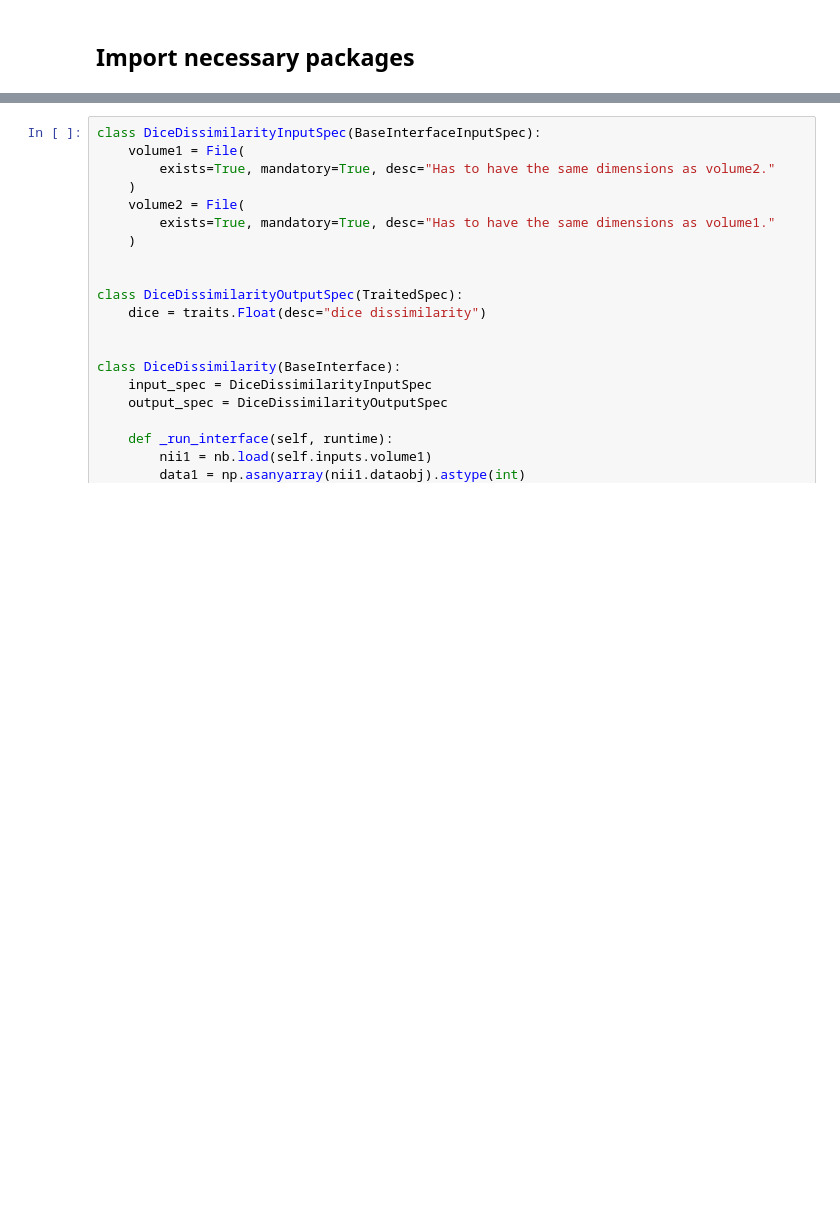
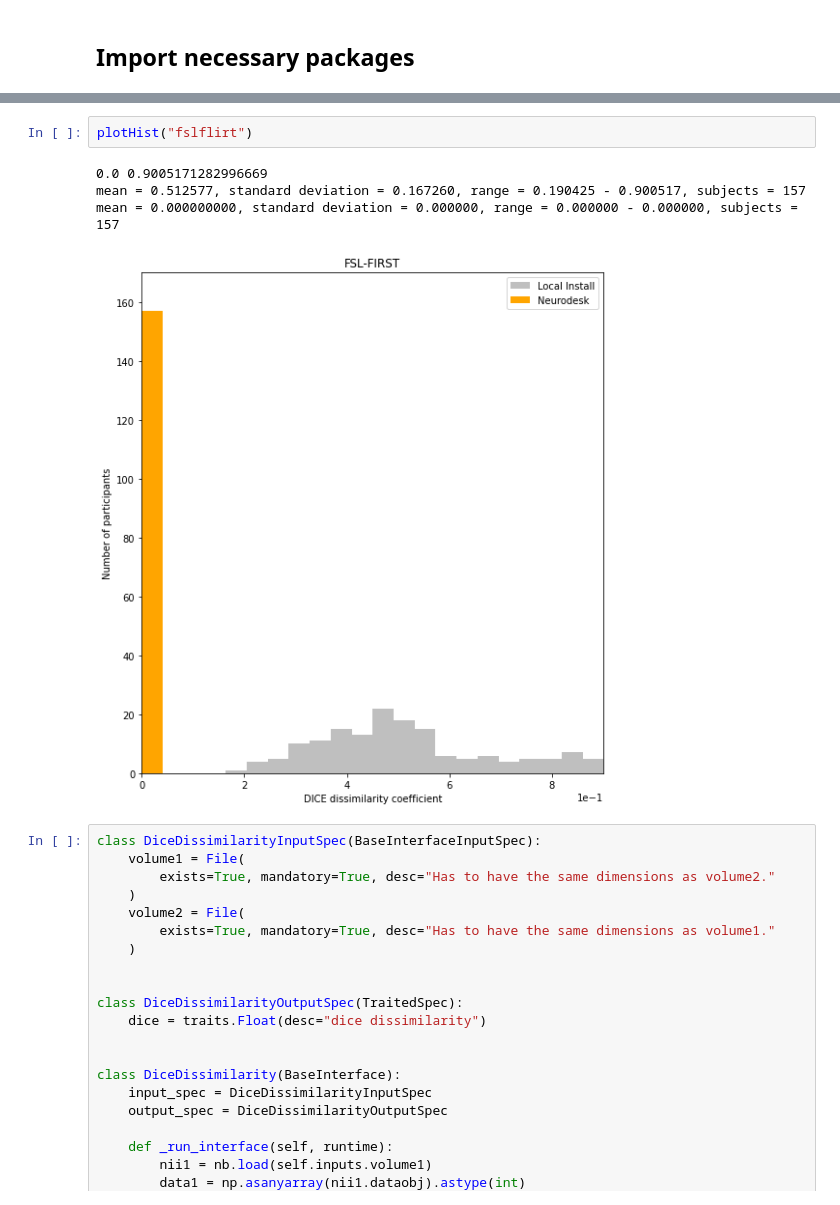
Before and after one commit to iishiishii/neurodesk_paper, a Jupyter notebook: Dice_calculate.ipynb, the cells around one changed output, grey strips where cells are left out. Cells and saved outputs as stored; diff of their text form; blank space fills up the shorter version.

```diff
--- a/Dice_calculate.ipynb
+++ b/Dice_calculate.ipynb
@@ -48,3 +85,10 @@ from nipype.interfaces.base import \
+# %%
+plotHist("fslflirt")
+# %% [output]
+0.0 0.9005171282996669
+mean = 0.512577, standard deviation = 0.167260, range = 0.190425 - 0.900517, subjects = 157
+mean = 0.000000000, standard deviation = 0.000000, range = 0.000000 - 0.000000, subjects = 157
+[figure, added]
 # %%
 class DiceDissimilarityInputSpec(BaseInterfaceInputSpec):
     volume1 = File(
```
Also changed, not shown: parts of 4 cells of this notebook, 6 other files.
